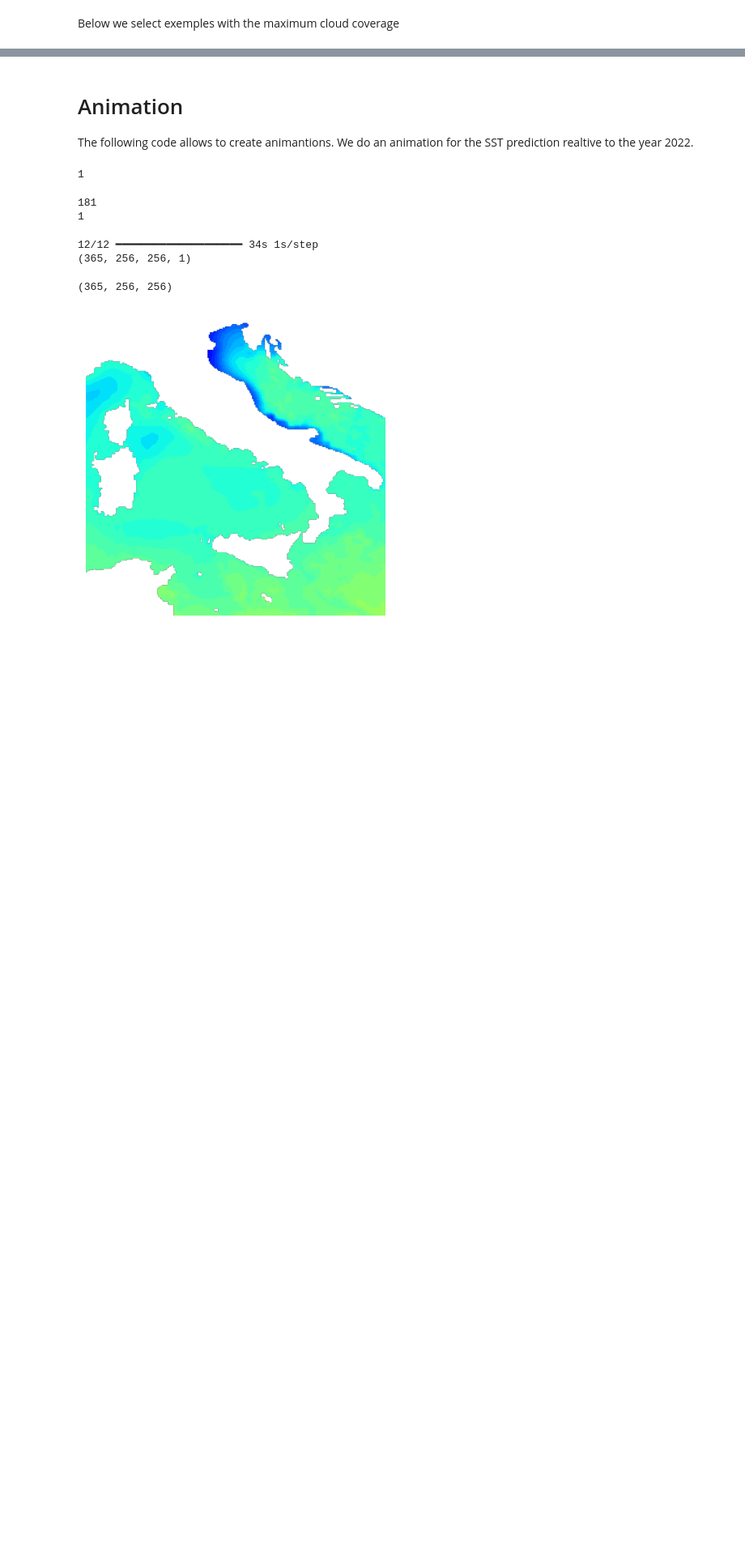
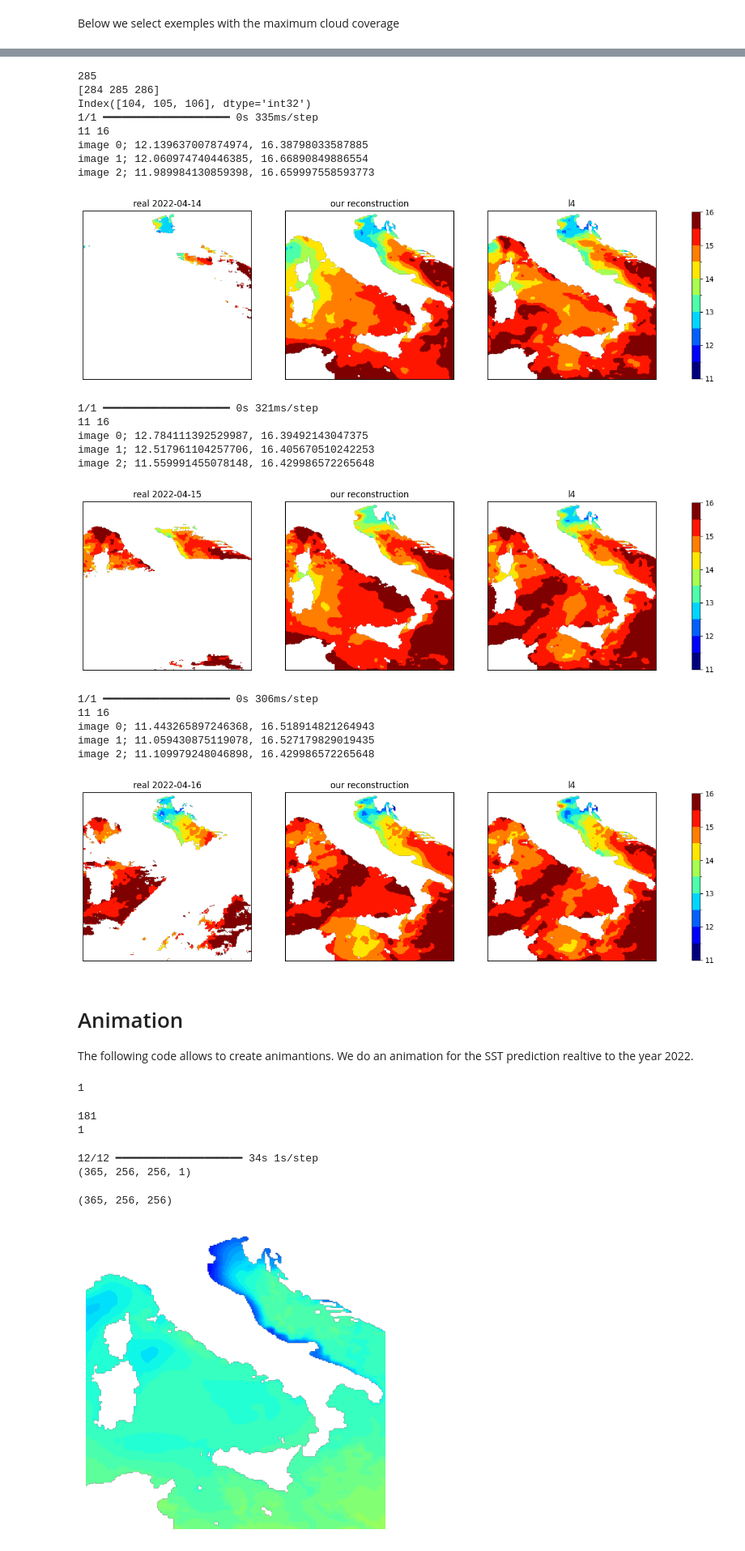
Before and after one commit to asperti/SST_reconstruction, a Jupyter notebook: L3s_vs_l4_visual.ipynb, the cells around one changed output, grey strips where cells are left out. Shown at 81% size. Drawn from its saved outputs; the diff is of its cells as text; code cells hidden in the pictures; blank space fills up the shorter version.

```diff
--- a/L3s_vs_l4_visual.ipynb
+++ b/L3s_vs_l4_visual.ipynb
@@ -459,3 +463,47 @@ image 2; 9.923399080029583, 15.54896752431415
+# %%
+#retrieve 3 consecute days starting forma given day, and visulazie them
+#it looks like l4 exploits the future
+m = 285
+print(m)
+batch_x, days = next(generator_true(3, x_test_n, dates_test_n, start_day = m-1))
+print(days)
+#days[0]=105
+days_of_year = day_of_year_n[days+6940]
+print(days_of_year)
+
+for j in range(3):
+  date_0 = str(date_series_n[days[j]+6940].date())
+  predictions = model_unet.predict(batch_x[j:j+1])
+  prediction_denorm = predictions[0,...,0] * x_train_std + x_train_mean + baseline[days_of_year[j]]
+  prediction_denorm = np.where(land_sea_mask,prediction_denorm,np.nan)
+  real_denorm = batch_x[j,...,0] * x_train_std + x_train_mean + baseline[days_of_year[j]]
+  real_denorm = np.where(batch_x[j,...,1],real_denorm,np.nan)
+  l4_sst_0 = l4_sst[days[j]]
+  l4_sst_0 = np.where(land_sea_mask,l4_sst_0,np.nan)
+
+  plot_elements_discrete([real_denorm, prediction_denorm, l4_sst_0], ['real '+date_0, 'our reconstruction', 'l4',], dim=18)
+# %% [output]
+285
+[284 285 286]
+Index([104, 105, 106], dtype='int32')
+1/1 ━━━━━━━━━━━━━━━━━━━━ 0s 335ms/step
+11 16
+image 0; 12.139637007874974, 16.38798033587885
+image 1; 12.060974740446385, 16.66890849886554
+image 2; 11.989984130859398, 16.659997558593773
+[figure, added]
+1/1 ━━━━━━━━━━━━━━━━━━━━ 0s 321ms/step
+11 16
+image 0; 12.784111392529987, 16.39492143047375
+image 1; 12.517961104257706, 16.405670510242253
+image 2; 11.559991455078148, 16.429986572265648
+[figure, added]
+1/1 ━━━━━━━━━━━━━━━━━━━━ 0s 306ms/step
+11 16
+image 0; 11.443265897246368, 16.518914821264943
+image 1; 11.059430875119078, 16.527179829019435
+image 2; 11.109979248046898, 16.429986572265648
+[figure, added]
 # %% [markdown]
 # Animation
 
```
Also changed, not shown: parts of 10 cells of this notebook.
